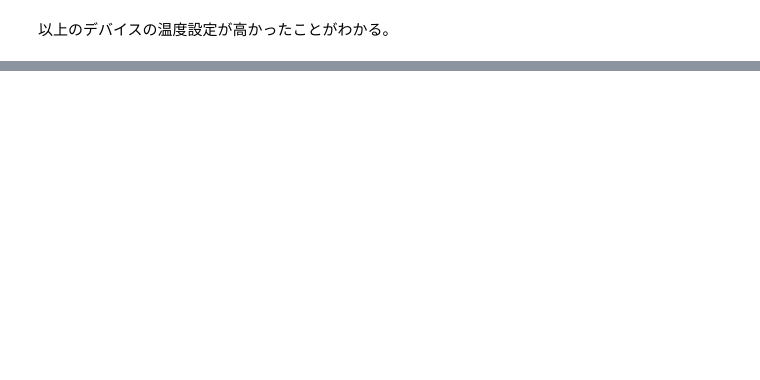
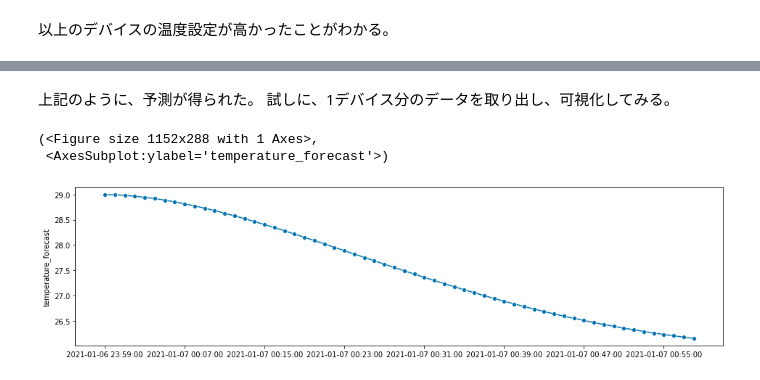
Before and after one commit to dobachi/PythonKafkaECHONETLiteExample, a Jupyter notebook: BasicExampleSensorDataAnalysis.ipynb, the cells around one changed output, grey strips where cells are left out. Cells and saved outputs as stored; diff of their text form; code cells hidden in the pictures; blank space fills up the shorter version.

Commit message:
Add analysis of time series data

```diff
--- a/BasicExampleSensorDataAnalysis.ipynb
+++ b/BasicExampleSensorDataAnalysis.ipynb
@@ -194,0 +255,7 @@ sdf_all_03.show()
+# %%
+# ここでは処理の省略のため、`filter`を利用しているが本来はfilter不要
+# sdf_forecast = sdf_all_01.groupBy('id').applyInPandas(forecast_temp, schema='id string, timestamp timestamp, temperature_forecast double')
+
+sdf_forecast = sdf_all_01.filter(col('id') == '0301#0x0,0x1')\
+    .groupBy('id')\
+    .applyInPandas(forecast_temp, schema='id string, timestamp timestamp, temperature_forecast double')
@@ -194,0 +283,17 @@ sdf_all_03.show()
+# %% [markdown]
+上記のように、予測が得られた。
+試しに、1デバイス分のデータを取り出し、可視化してみる。
+# %%
+# 事前に `filter` している場合は不要だが、今回はもともと `filter` していなかったものとして扱う
+
+pdf_forecast = sdf_forecast.filter(col('id') == '0301#0x0,0x1').toPandas()
+# %%
+pdf_forecast01 = pdf_forecast.set_index('timestamp')
+# %%
+pdf_series = pdf_forecast01['temperature_forecast']
+# %%
+plot_series(pdf_series)
+# %% [output]
+(<Figure size 1152x288 with 1 Axes>,
+ <AxesSubplot:ylabel='temperature_forecast'>)
+[figure, added]
```
Also changed, not shown: parts of 22 cells of this notebook, 2 other files.
